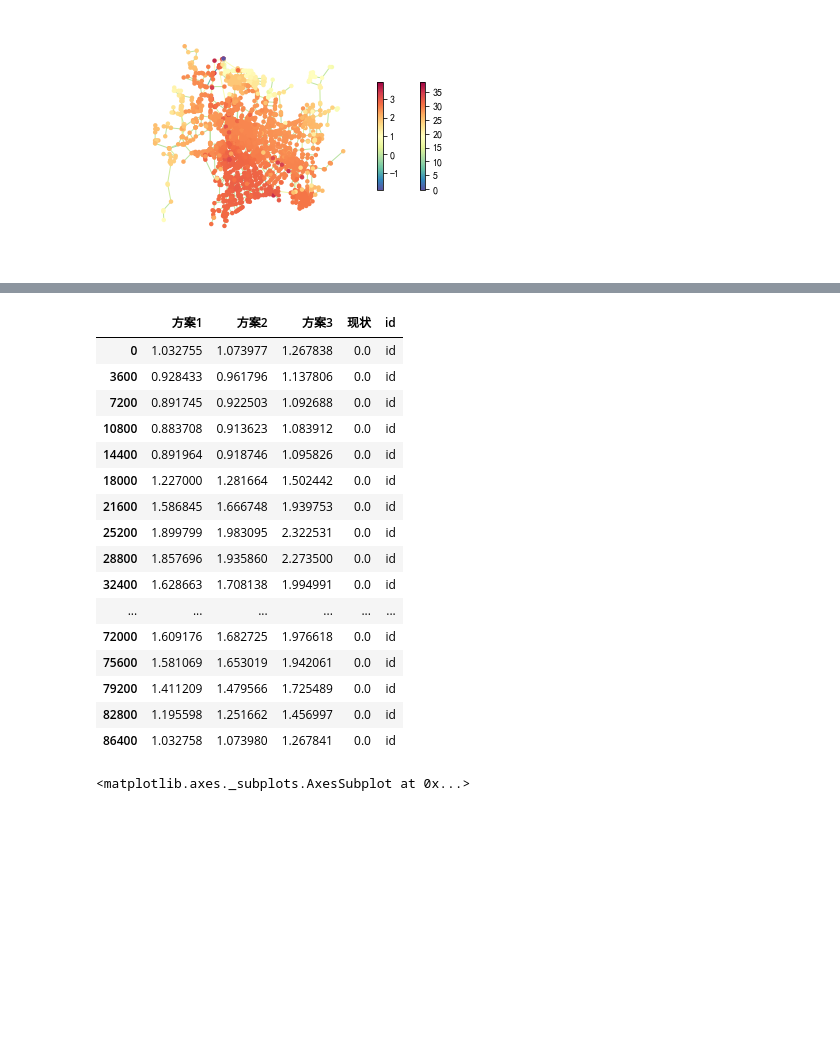
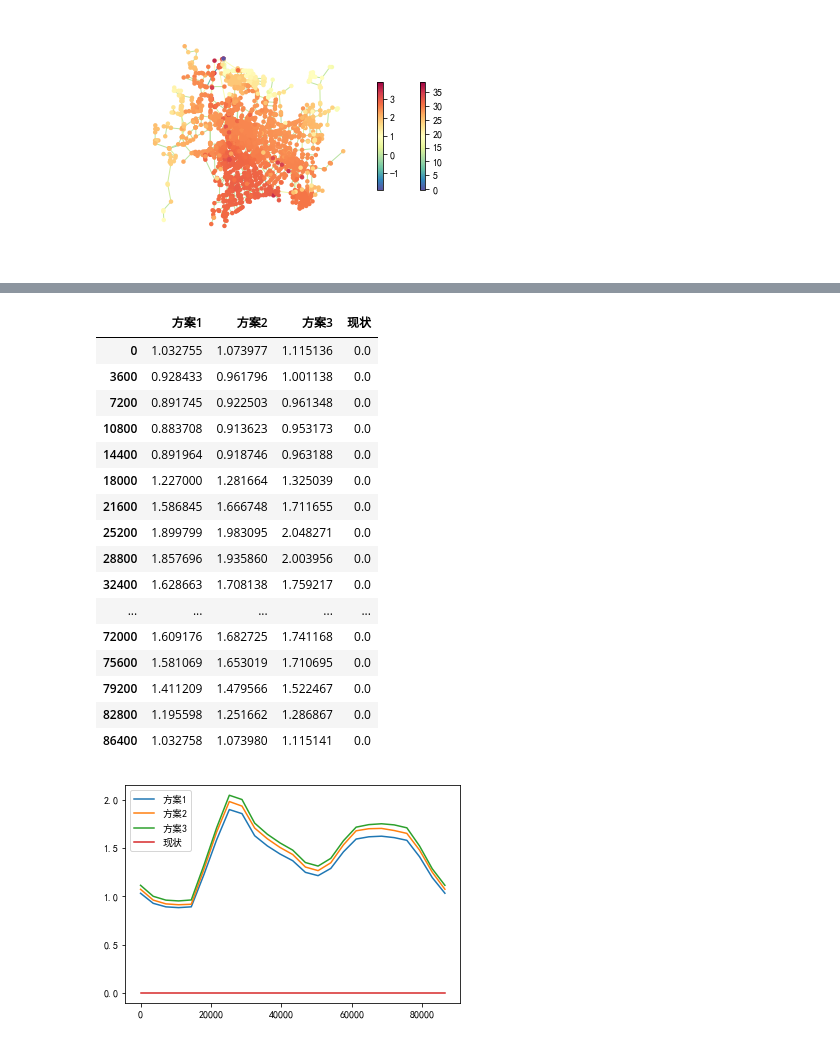
Before and after one commit to worry45678/wntr-analysis, a Jupyter notebook: code.ipynb, the cells around one changed output, grey strips where cells are left out. Cells and saved outputs as stored; diff of their text form; code cells hidden in the pictures; blank space fills up the shorter version.

```diff
--- a/code.ipynb
+++ b/code.ipynb
@@ -5,4 +3,3 @@ import matplotlib.pyplot as plt
 # %%
 plt.rcParams['font.sans-serif'] = ['SimHei'] # 步骤一（替换sans-serif字体）
 plt.rcParams['axes.unicode_minus'] = False   # 步骤二（解决坐标轴负数的负号显示问题）
-plt.rcParams['figure.titlesize'] = 24
@@ -32,12 +10,6 @@ inp_file = 'K007.inp'
 # %%
 # 读取inp文件
 wn = wntr.network.WaterNetworkModel('BASIC.INP') # 获取管网模型
-# %%
-# 改变管道启闭状态 (Opened, Closed, Active)
-wn.links['PIPE03'].initial_status = 'Opened'
-# %%
-# 改变管道管径
-wn.links['PIPE03'].diameter = 1.4
 # %%
 # 读取方案，生成模型
 watermodel = {}
@@ -143,2 +90,21 @@ wntr.__version__
 # %%
-tt = data['flowrate'][:,:,'PIPE01']
+# 多方案单节点对比
+data['flowrate'][:,:,'PIPE01']
+# %% [output]
+|  | 方案1 | 方案2 | 方案3 | 现状 |
+| 0 | 1.032755 | 1.073977 | 1.115136 | 0.0 |
+| 3600 | 0.928433 | 0.961796 | 1.001138 | 0.0 |
+| 7200 | 0.891745 | 0.922503 | 0.961348 | 0.0 |
+| 10800 | 0.883708 | 0.913623 | 0.953173 | 0.0 |
+| 14400 | 0.891964 | 0.918746 | 0.963188 | 0.0 |
+| 18000 | 1.227000 | 1.281664 | 1.325039 | 0.0 |
+| 21600 | 1.586845 | 1.666748 | 1.711655 | 0.0 |
+| 25200 | 1.899799 | 1.983095 | 2.048271 | 0.0 |
+| 28800 | 1.857696 | 1.935860 | 2.003956 | 0.0 |
+| 32400 | 1.628663 | 1.708138 | 1.759217 | 0.0 |
+| ... | ... | ... | ... | ... |
+| 72000 | 1.609176 | 1.682725 | 1.741168 | 0.0 |
+| 75600 | 1.581069 | 1.653019 | 1.710695 | 0.0 |
+| 79200 | 1.411209 | 1.479566 | 1.522467 | 0.0 |
+| 82800 | 1.195598 | 1.251662 | 1.286867 | 0.0 |
+| 86400 | 1.032758 | 1.073980 | 1.115141 | 0.0 |
@@ -147,22 +111,6 @@ tt['id'] = 'id'
-# %%
-tt
-# %% [output]
-|  | 方案1 | 方案2 | 方案3 | 现状 | id |
-| 0 | 1.032755 | 1.073977 | 1.267838 | 0.0 | id |
-| 3600 | 0.928433 | 0.961796 | 1.137806 | 0.0 | id |
-| 7200 | 0.891745 | 0.922503 | 1.092688 | 0.0 | id |
-| 10800 | 0.883708 | 0.913623 | 1.083912 | 0.0 | id |
-| 14400 | 0.891964 | 0.918746 | 1.095826 | 0.0 | id |
-| 18000 | 1.227000 | 1.281664 | 1.502442 | 0.0 | id |
-| 21600 | 1.586845 | 1.666748 | 1.939753 | 0.0 | id |
-| 25200 | 1.899799 | 1.983095 | 2.322531 | 0.0 | id |
-| 28800 | 1.857696 | 1.935860 | 2.273500 | 0.0 | id |
-| 32400 | 1.628663 | 1.708138 | 1.994991 | 0.0 | id |
-| ... | ... | ... | ... | ... | ... |
-| 72000 | 1.609176 | 1.682725 | 1.976618 | 0.0 | id |
-| 75600 | 1.581069 | 1.653019 | 1.942061 | 0.0 | id |
-| 79200 | 1.411209 | 1.479566 | 1.725489 | 0.0 | id |
-| 82800 | 1.195598 | 1.251662 | 1.456997 | 0.0 | id |
-| 86400 | 1.032758 | 1.073980 | 1.267841 | 0.0 | id |
 # %%
-t1 = data['flowrate'][:,:,'PIPE01']
+# 绘制曲线图
+data['flowrate'][:,:,'PIPE01'].plot()
+plt.show()
+# %% [output]
+[figure, added]
@@ -175,4 +116,0 @@ t2.set_index(['id',t2.index]).to_excel('temp.xlsx')
-# %%
-data['pressure'][:,:,'Y007'].plot(figsize=(8,5),title='NODE01-pressure曲线图')
-# %% [output]
-<matplotlib.axes._subplots.AxesSubplot at 0x...>
```
Also changed, not shown: parts of 33 cells of this notebook.
